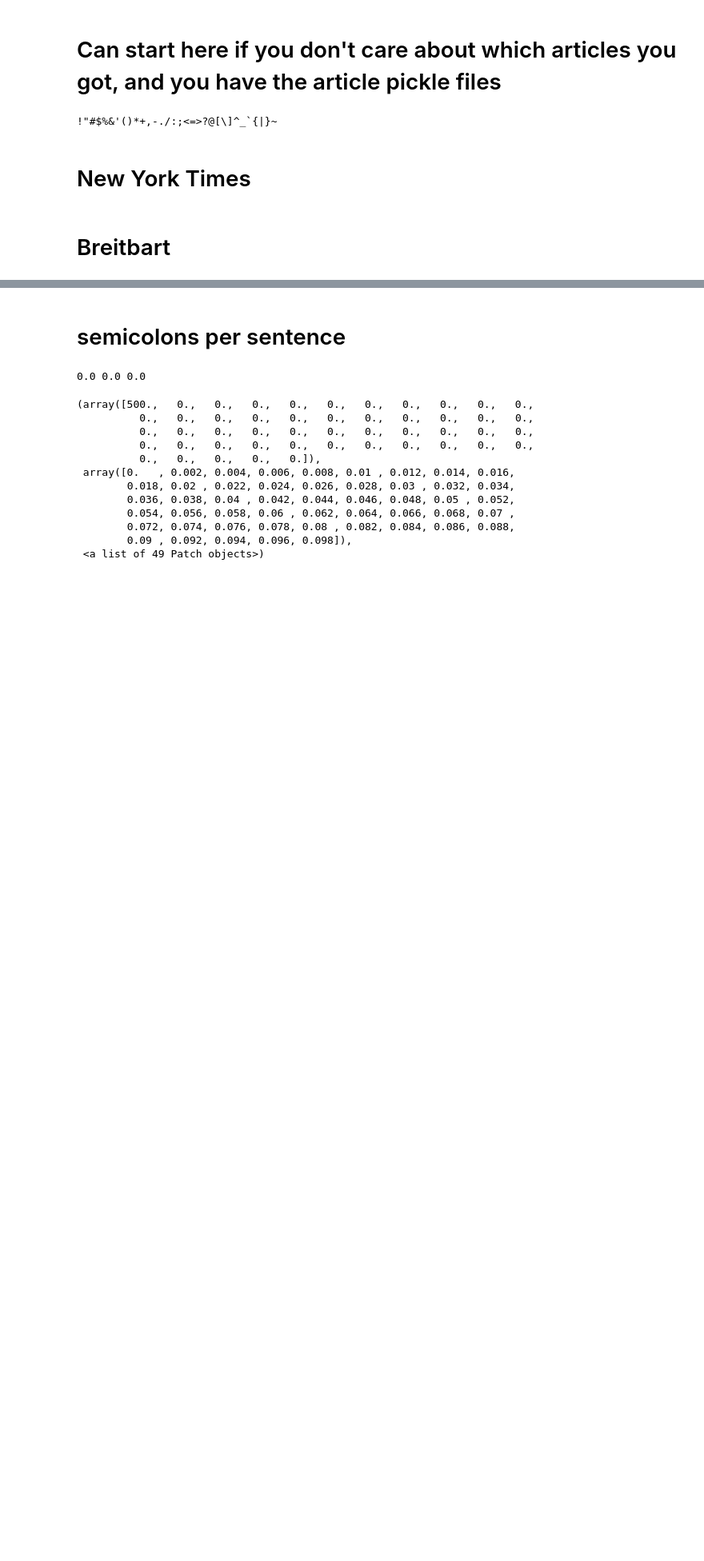
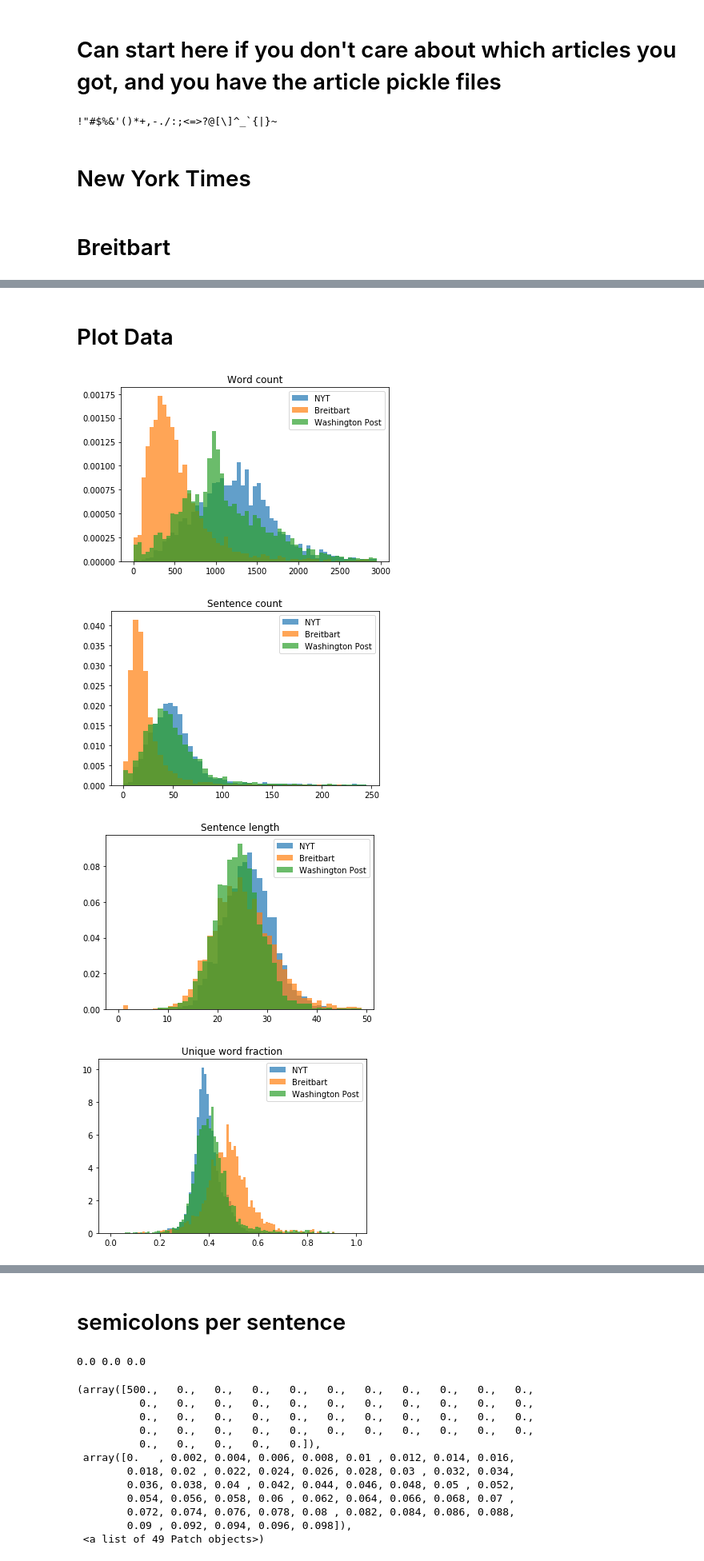
Before and after one commit to jwymbs23/insight, a Jupyter notebook: eda_news_articles.ipynb, the cells around one changed output, grey strips where cells are left out. Shown: that part at 80% size. Saved outputs shown, nothing was run; the diff lists cells and outputs as text; code cells hidden in the pictures; blank space fills up the shorter version.

Commit message:
consolidated plotting and made it consistent with the classes. todo: make the rest of the program cool with the class

```diff
--- a/eda_news_articles.ipynb
+++ b/eda_news_articles.ipynb
@@ -186,6 +186,3 @@ breit.calc_unique_words()
 breit.calc_word_length()
 breit.calc_sent_len_std()
 breit.calc_cps()
-# %%
-for i in [nyt, breit]:
-    plt.hist(i.word_count, bins = list(range(0,3000,50)), normed = True, alpha = 0.7)
@@ -365,0 +191,70 @@ Text(0.5,1,'Commas per sentence')
+# %%
+wapo = Publication("Washington Post", wapo_id, wapo_sent, wapo_word, wapo_string_count)
+wapo.calc_word_count()
+wapo.calc_sent_count()
+wapo.calc_sent_len()
+wapo.calc_unique_words()
+wapo.calc_word_length()
+wapo.calc_sent_len_std()
+wapo.calc_cps()
+# %% [markdown]
+# Plot Data
+# %%
+# Word Count
+
+for i in [nyt, breit, wapo]:
+    plt.hist(i.word_count, bins = list(range(0,3000,50)), normed = True, alpha = 0.7)
+plt.legend(labels = ['NYT', 'Breitbart', 'Washington Post'])
+plt.title("Word count")
+plt.show()
+
+# Sentence Count
+
+for i in [nyt, breit, wapo]:
+    plt.hist(i.sent_count, bins = list(range(0,250,5)), normed = True, alpha = 0.7)
+plt.legend(labels = ['NYT', 'Breitbart', 'Washington Post'])
+plt.title("Sentence count")
+plt.show()
+# Sentence Length
+
+for i in [nyt, breit, wapo]:
+    plt.hist(i.sent_len, bins = list(range(0,50,1)), normed = True, alpha = 0.7)
+plt.legend(labels = ['NYT', 'Breitbart', 'Washington Post'])
+plt.title("Sentence length")
+plt.show()
+# Unique Word Count and Fraction
+
+for i in [nyt, breit, wapo]:
+    plt.hist(i.unique_word_frac, bins = [i/100. for i in list(range(0,100,1))], normed = True, alpha = 0.7)
+plt.legend(labels = ['NYT', 'Breitbart', 'Washington Post'])
+plt.title("Unique word fraction")
+plt.show()
+
+# Mean word length
+
+for i in [nyt, breit, wapo]:
+    plt.hist(i.word_len, bins = [i/100. for i in list(range(300,650,5))], normed = True, alpha = 0.7)
+plt.legend(labels = ['NYT', 'Breitbart', 'Washington Post'])
+plt.title("Mean word length")
+plt.show()
+
+# Sentence length distribution
+
+for i in [nyt, breit, wapo]:
+    plt.hist(i.sent_len_std, bins = list(range(0,170,2)), normed = True, alpha = 0.7)
+plt.legend(labels = ['NYT', 'Breitbart', 'Washington Post'])
+plt.title("Sentence length variability")
+plt.show()
+
+# Commas per sentence
+
+for i in [nyt, breit, wapo]:
+    plt.hist(i.cps, bins = [i/100. for i in list(range(0,300,5))], normed = True, alpha = 0.7)
+plt.legend(labels = ['NYT', 'Breitbart', 'Washington Post'])
+plt.title("Commas per sentence")
+plt.show()
+# %% [output]
+[figure, added]
+[figure, added]
+[figure, added]
+[figure, added]
```
Also changed, not shown: parts of 25 cells of this notebook.
